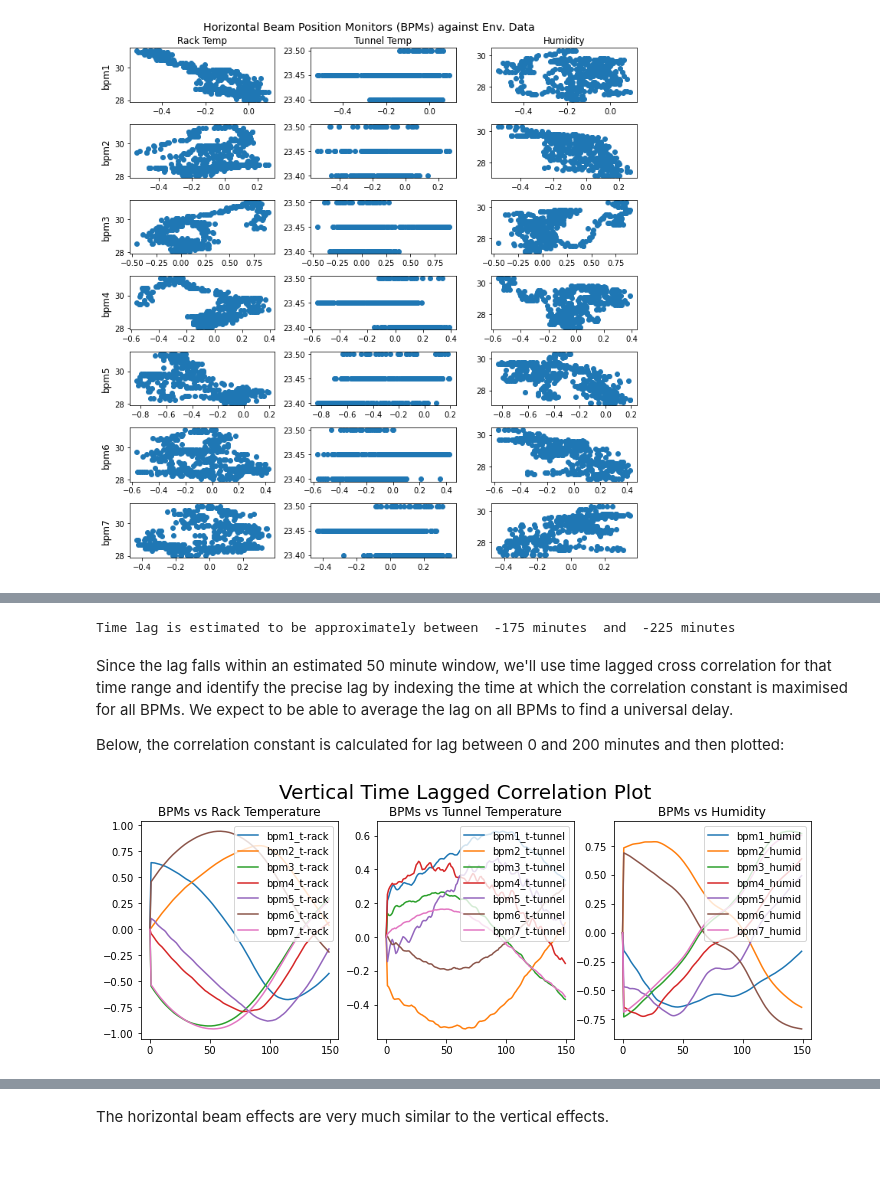
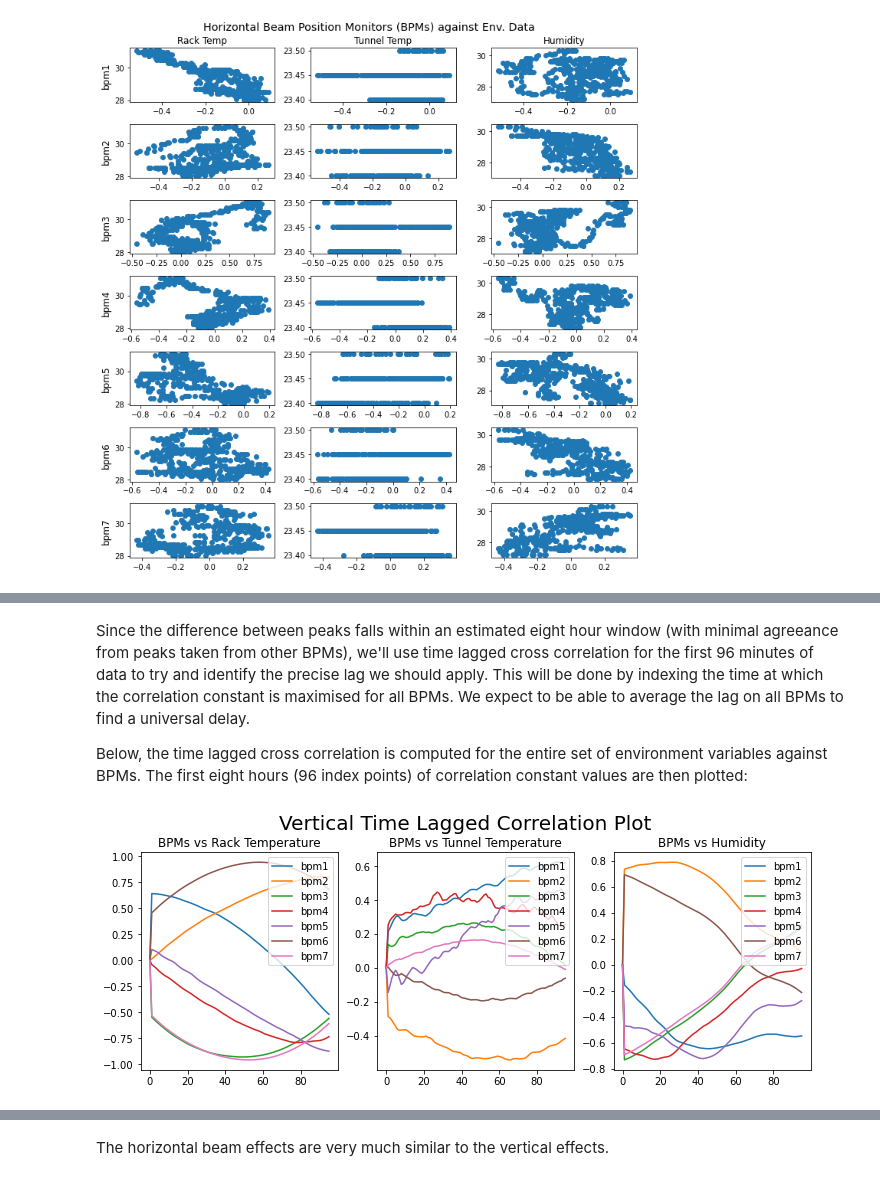
Before and after one commit to 20spaghetti/Electron-Beam-Position-Drift-Study, a Jupyter notebook: Electron Beam Position Drift Study.ipynb, the cells around one changed output, grey strips where cells are left out. Drawn from its saved outputs; the diff is of its cells as text; code cells hidden in the pictures.

```diff
--- a/Electron Beam Position Drift Study.ipynb
+++ b/Electron Beam Position Drift Study.ipynb
@@ -87,13 +87,9 @@ The data provided is non tabular, the environment data and BPM data are differen
 # bpmx_t (datenums):  [154327×1 double]
 # bpmx:               [154327×7 double]
 bpmx = pd.concat([pd.DataFrame(data = raw_data[sector][0][0][8], columns = ['bpm_t']),pd.DataFrame(raw_data[sector][0][0][9])], axis = 1)
-bpmx = bpmx.rename(columns={0: "bpm1",
-                            1: "bpm2",
-                            2: "bpm3",
-                            3: "bpm4",
-                            4: "bpm5",
-                            5: "bpm6",
-                            6: "bpm7",})
+bpmx = bpmx.rename(columns={0: "bpm1", 1: "bpm2", 2: "bpm3", 3: "bpm4", 4: "bpm5", 5: "bpm6", 6: "bpm7",})
+
+# datetime conversion
 bpmx['bpm_t'] = bpmx['bpm_t'].apply(lambda matlab_datenum: datetime.fromordinal(int(matlab_datenum)) + timedelta(days=matlab_datenum%1) - timedelta(days = 366))
 bpmx.set_index('bpm_t', inplace=True)
 bpmx.head()
@@ -549,21 +549,7 @@ Below we compare the distance between peaks in the data, to estimate how long th
-# %%
-# This code just grabs the index of .max() of both datasets so that we can estimate the time different between
-# these two variables near the upper right peaks in the above diagrams.
-# There isn't only one max value, but rather a few in sequence, so this is quite rudimentary.
-
-# maximum lag interval
-max_lag = (all_y.iloc[:, 7][all_y.iloc[:, 7] == max(all_y.iloc[:, 7])].index.values[0] - all_y.iloc[:, 5][all_y.iloc[:, 5] == max(all_y.iloc[:, 5])].index.values[0]).astype('timedelta64[m]')
-
-# minimum lag interval
-min_lag = (all_y.iloc[:, 7][all_y.iloc[:, 7] == max(all_y.iloc[:, 7])].index.values[10] - all_y.iloc[:, 5][all_y.iloc[:, 5] == max(all_y.iloc[:, 5])].index.values[0]).astype('timedelta64[m]')
-
-print("Time lag is estimated to be approximately between ", min_lag, " and ", max_lag)
-# %% [output]
-Time lag is estimated to be approximately between  -175 minutes  and  -225 minutes
 # %% [markdown]
-Since the lag falls within an estimated 50 minute window, we'll use time lagged cross correlation for that time range and identify the precise lag by indexing the time at which the correlation constant is maximised for all BPMs. We expect to be able to average the lag on all BPMs to find a universal delay.
+Since the difference between peaks falls within an estimated eight hour window (with minimal agreeance from peaks taken from other BPMs), we'll use time lagged cross correlation for the first 96 minutes of data to try and identify the precise lag we should apply. This will be done by indexing the time at which the correlation constant is maximised for all BPMs. We expect to be able to average the lag on all BPMs to find a universal delay.
 
-Below, the correlation constant is calculated for lag between 0 and 200 minutes and then plotted:
+Below, the time lagged cross correlation is computed for the entire set of environment variables against BPMs. The first eight hours (96 index points) of correlation constant values are then plotted:
 # %%
 cor_lag_y = np.zeros(shape=(1,21))
 
@@ -585,52 +571,30 @@ for i in range(0,len(all_x)-1):
     cor = data.corr().loc[['temp_rack', 'temp_tunnel', 'humidity'],['bpm1', 'bpm2', 'bpm3', 'bpm4', 'bpm5', 'bpm6', 'bpm7']]
     cor_lag_x = np.vstack((cor_lag_x, cor.values.flatten()))
 # %%
-# Y TLCC correlation plots
-
 cor_lag_y = pd.DataFrame(cor_lag_y)
-cor_lag_y.columns = ['bpm1_t-rack',
-              'bpm2_t-rack',
-              'bpm3_t-rack',
-              'bpm4_t-rack',
-              'bpm5_t-rack',
-              'bpm6_t-rack',
-              'bpm7_t-rack',
-             'bpm1_t-tunnel',
-              'bpm2_t-tunnel',
-              'bpm3_t-tunnel',
-              'bpm4_t-tunnel',
-              'bpm5_t-tunnel',
-              'bpm6_t-tunnel',
-              'bpm7_t-tunnel',
-             'bpm1_humid',
-              'bpm2_humid',
-              'bpm3_humid',
-              'bpm4_humid',
-              'bpm5_humid',
-              'bpm6_humid',
-              'bpm7_humid']
+cor_lag_y.columns = ['bpm1', 'bpm2', 'bpm3', 'bpm4', 'bpm5', 'bpm6', 'bpm7', 'bpm1', 'bpm2', 'bpm3', 'bpm4', 'bpm5', 'bpm6', 'bpm7', 'bpm1', 'bpm2', 'bpm3', 'bpm4', 'bpm5', 'bpm6', 'bpm7']
 
 fig, axes= plt.subplots(nrows=1, ncols=3)
 
 axes[0].set_title('BPMs vs Rack Temperature')
-axes[0].plot(cor_lag_y.iloc[0:150,0:7])
+axes[0].plot(cor_lag_y.iloc[0:96,0:7])
 axes[0].legend(list(cor_lag_y.iloc[:,0:7].columns), loc = 'upper right')
 
 
 axes[1].set_title('BPMs vs Tunnel Temperature')
-axes[1].plot(cor_lag_y.iloc[0:150:,7:14])
+axes[1].plot(cor_lag_y.iloc[0:96:,7:14])
 axes[1].legend(list(cor_lag_y.iloc[:,7:14].columns), loc = 'upper right')
 
 
 axes[2].set_title('BPMs vs Humidity')
-axes[2].plot(cor_lag_y.iloc[0:150,14:21])
+axes[2].plot(cor_lag_y.iloc[0:96,14:21])
 axes[2].legend(list(cor_lag_y.iloc[:,14:21].columns), loc = 'upper right')
 
 fig.suptitle('Vertical Time Lagged Correlation Plot', fontsize=20, y=1.01)
 
 fig.set_figwidth(12)
 
 plt.show()
 # %% [output]
-[figure, old version]
+[figure, new version]
 # %% [markdown]
```
Also changed, not shown: parts of 18 cells of this notebook, 1 other file.
